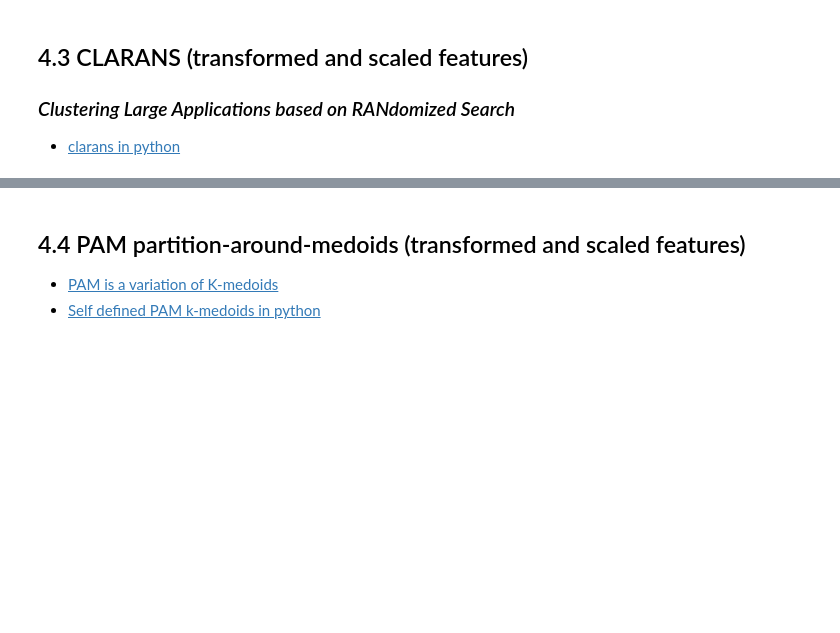
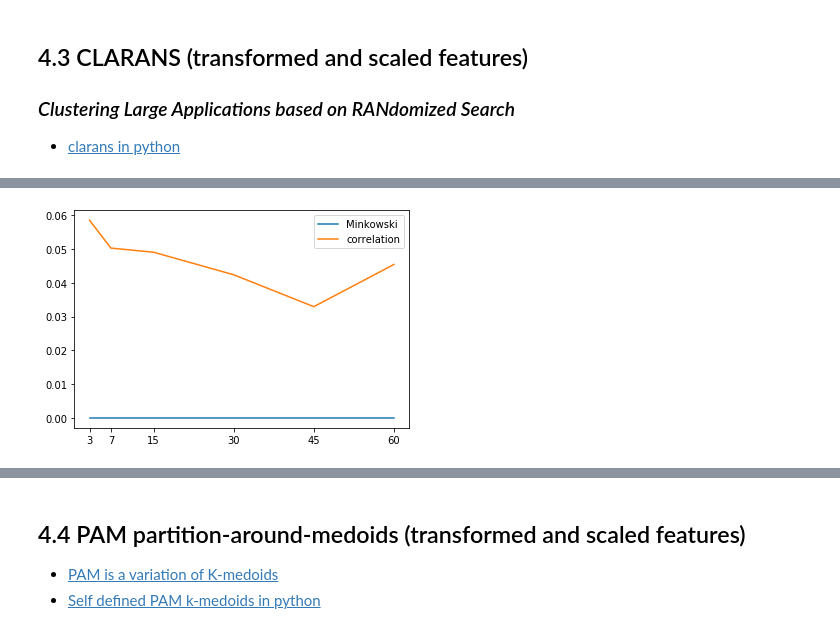
Before and after one commit to bpostance/learn_data_science, a Jupyter notebook: ML/2.3_Clustering/10-Clustering-Mixed-Data.ipynb, the cells around one changed output, grey strips where cells are left out. Saved outputs shown, nothing was run; the diff lists cells and outputs as text; code cells hidden in the pictures; blank space fills up the shorter version.

```diff
--- a/ML/2.3_Clustering/10-Clustering-Mixed-Data.ipynb
+++ b/ML/2.3_Clustering/10-Clustering-Mixed-Data.ipynb
@@ -513,17 +506,0 @@ clusters = clarans_instance.get_clusters();
-# %%
-clarans_instance = clarans(data, 3, 4, 4);
-
-#calls the clarans method 'process' to implement the algortihm
-(ticks, result) = timedcall(clarans_instance.process);
-print("Execution time : ", ticks, "\n");
-
-#returns the clusters
-clusters = clarans_instance.get_clusters();
-
-#returns the mediods
-medoids = clarans_instance.get_medoids();
-
-
-print("Index of the points that are in a cluster : ",clusters)
-print("The target class of each datapoint : ",iris.target)
-print("The index of medoids that algorithm found to be best : ",medoids)
@@ -529,0 +521,3 @@ print("The index of medoids that algorithm found to be best : ",medoids)
+# %%
+tsne_model = TSNE(n_components=3, verbose=1, random_state=0, n_iter=500)
+tsne = tsne_model.fit_transform(Xy_scaled)
@@ -530,31 +542,37 @@ print("The index of medoids that algorithm found to be best : ",medoids)
 # %%
 # find k clusters
-results_kmedoids = dict()
+results_tsne_clarans = dict()
 
 k_cand = [3,7,15,30,45,60]
 #k_cand.extend(list(np.arange(10,55,5)))
 
+"""
+data: Input data that is presented as list of points (objects), each point should be represented by list or tuple.
+number_clusters: amount of clusters that should be allocated.
+numlocal: the number of local minima obtained (amount of iterations for solving the problem).
+maxneighbor: the maximum number of neighbors examined.
+The higher the value of maxneighbor, the closer is CLARANS to K-Medoids, and the longer is each search of a local minima.
+"""
+
 for k in k_cand:
-    # initiate k random medoids - sets k clusters
-    initial_medoids = np.random.randint(0,1000,size=k)
-    kmedoids_instance = kmedoids(Xy_scaled_minkowski,initial_medoids, data_type='distance_matrix')
-
-    # run cluster analysis and obtain results
-    %time kmedoids_instance.process()
-    clusters = kmedoids_instance.get_clusters()
-    medoids = kmedoids_instance.get_medoids()
+    clarans_instance = clarans(data=tsne.tolist(), number_clusters=k, numlocal=1, maxneighbor=2)
+    %time clarans_instance.process()
+    #returns the clusters & medoids
+    clusters = clarans_instance.get_clusters()
+    medoids = clarans_instance.get_medoids()
 
     # convert cluster output
     cluster_array = pd.DataFrame([(x,e) for e,i in enumerate(clusters) for x in i if len(i)>1]).sort_values(by=0)[1].values
 
     # score
-    score1 = silhouette_score(Xy_scaled_minkowski, cluster_array, metric='precomputed')
+    score1 = 0 # silhouette_score(Xy_scaled_minkowski, cluster_array, metric='precomputed')
     score2 = silhouette_score(Xy_scaled, cluster_array,metric='correlation')
 
     # store
-    results_kmedoids[k] = {'k':cluster_array,'s1':score1,'s2':score2}
+    results_tsne_clarans[k] = {'k':cluster_array,'s1':score1,'s2':score2}
 
-plt.plot([i for i in results_kmedoids.keys()],[i['s1'] for i in results_kmedoids.values()],label='Minkowski')
-plt.plot([i for i in results_kmedoids.keys()],[i['s2'] for i in results_kmedoids.values()],label='correlation')
+plt.plot([i for i in results_tsne_clarans.keys()],[i['s1'] for i in results_tsne_clarans.values()],label='Minkowski')
+plt.plot([i for i in results_tsne_clarans.keys()],[i['s2'] for i in results_tsne_clarans.values()],label='correlation')
 plt.legend()
 plt.xticks(k_cand);
+# %% [output]
@@ -560,0 +585 @@ plt.xticks(k_cand);
+[figure, added]
```
Also changed, not shown: parts of 20 cells of this notebook.
